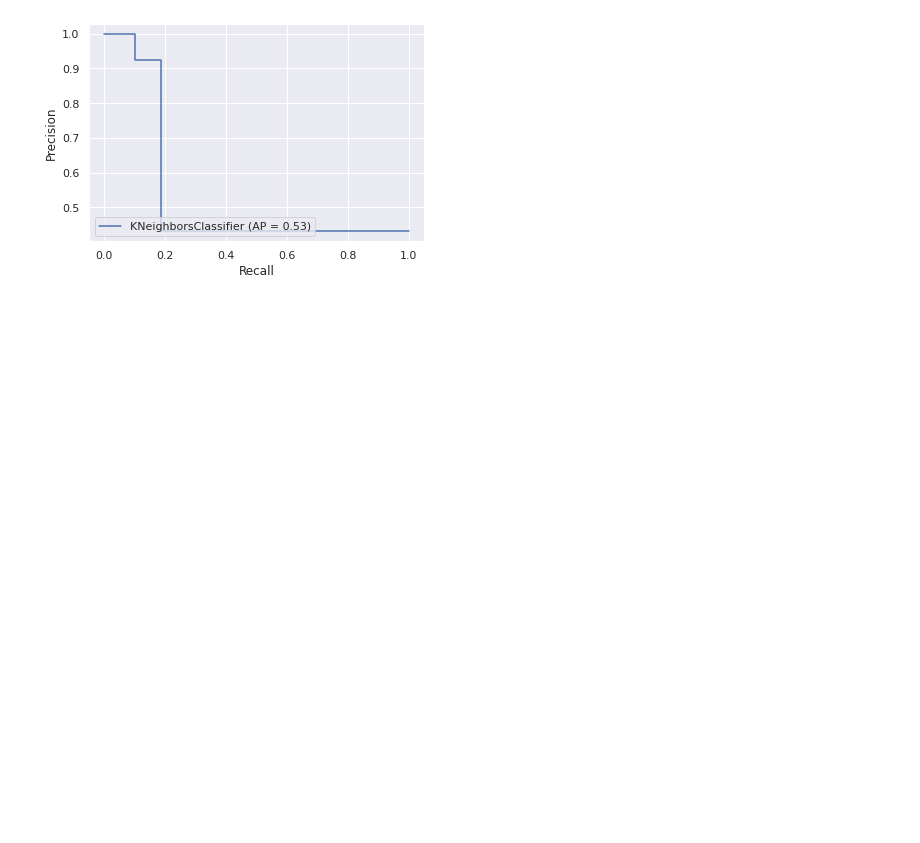
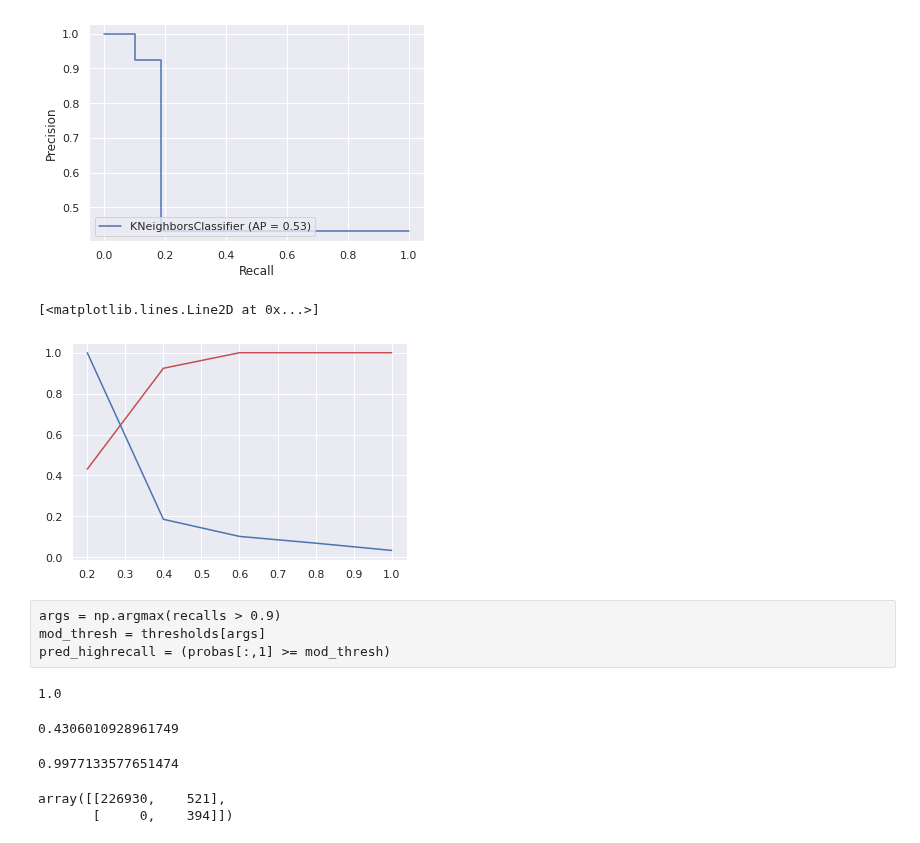
Before and after one commit to mafleischer/credit-card-fraud, a Jupyter notebook: credit_card_fraud.ipynb, the cells around one changed output. Saved outputs shown, nothing was run; the diff lists cells and outputs as text; code cells hidden in the pictures; blank space fills up the shorter version.

Commit message:
Try custom thresholds.

```diff
--- a/credit_card_fraud.ipynb
+++ b/credit_card_fraud.ipynb
@@ -78,4 +78,4 @@ array([0.1025641 , 0.05      , 0.075     , 0.05      , 0.025     ,
        0.        , 0.07692308, 0.02564103, 0.05128205, 0.02564103])
 # %%
 probas = knb_clf.predict_proba(data_train)
-precision_recall_curve(train_labels, probas[:,1])
+precisions, recalls, thresholds = precision_recall_curve(train_labels, probas[:,1])
@@ -90,3 +84,30 @@ plot_precision_recall_curve(knb_clf, data_train, train_labels)
 # %% [output]
 <sklearn.metrics._plot.precision_recall_curve.PrecisionRecallDisplay at 0x...>
 [figure]
+# %%
+plt.plot(thresholds, precisions[:-1], c="r")
+plt.plot(thresholds, recalls[:-1], c="b")
+# %% [output]
+[<matplotlib.lines.Line2D at 0x...>]
+[figure, added]
+# %% [raw]
+args = np.argmax(recalls > 0.9)
+mod_thresh = thresholds[args]
+pred_highrecall = (probas[:,1] >= mod_thresh)
+# %%
+recall_score(train_labels, pred_highrecall)
+# %% [output]
+1.0
+# %%
+precision_score(train_labels, pred_highrecall)
+# %% [output]
+0.4306010928961749
+# %%
+accuracy_score(train_labels, pred_highrecall)
+# %% [output]
+0.9977133577651474
+# %%
+confusion_matrix(train_labels, pred_highrecall)
+# %% [output]
+array([[226930,    521],
+       [     0,    394]])
```
Also changed, not shown: parts of 4 cells of this notebook.
